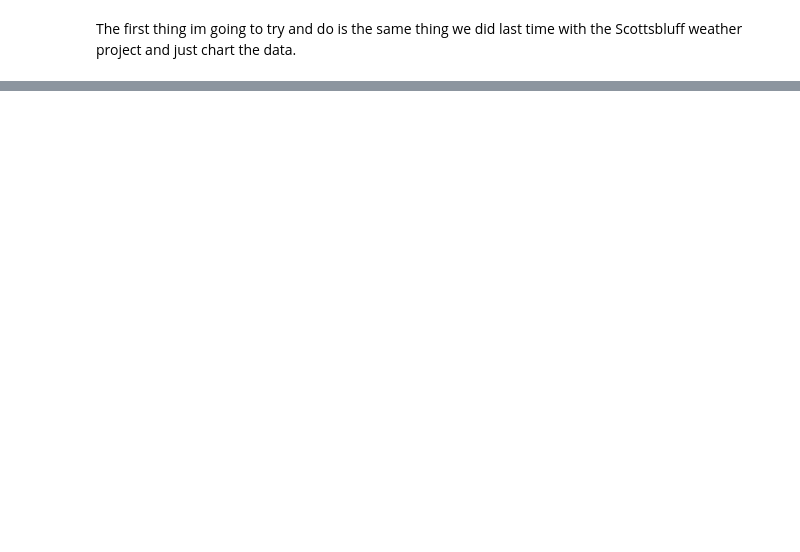
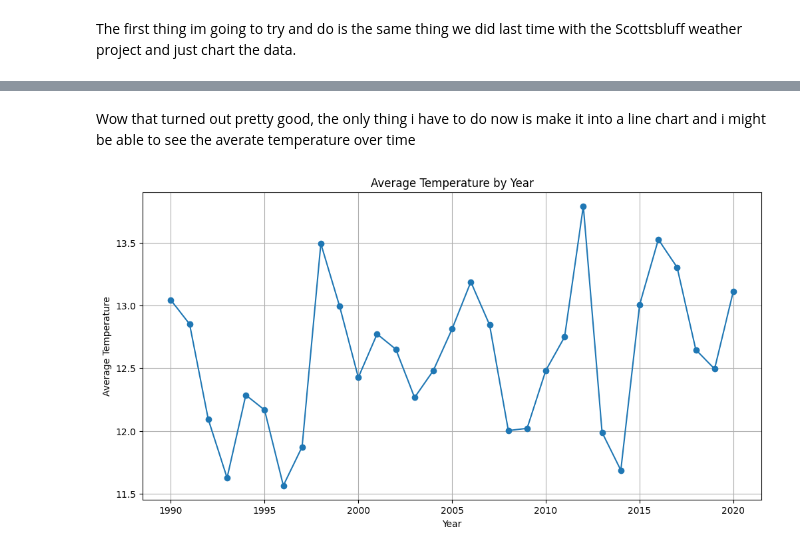
Before and after one commit to regtoga/AidansDataScienceProject, a Jupyter notebook: TheProject.ipynb, the cells around one changed output, grey strips where cells are left out. Drawn from its saved outputs; the diff is of its cells as text; code cells hidden in the pictures; blank space fills up the shorter version.

Commit message:
good enough for tonight

```diff
--- a/TheProject.ipynb
+++ b/TheProject.ipynb
@@ -69,0 +70,29 @@ plt.show()
+# %% [markdown]
+Wow that turned out pretty good, the only thing i have to do now is make it into a line chart and i might be able to see the averate temperature over time
+# %%
+#Import necessary libraries
+import pandas as pd
+import matplotlib.pyplot as plt
+
+#Read the data from the CSV file into a DataFrame
+weather = pd.read_csv("https://raw.githubusercontent.com/regtoga/AidansDataScienceProject/main/Data/MontlyTemperaturesInUSA.csv")
+
+#Convert the 'ym' column to a datetime format
+weather['ym'] = pd.to_datetime(weather['ym'], format='%Y%m')
+
+#Extract the year from the datetime column
+weather['year'] = weather['ym'].dt.year
+
+#Group the data by year and calculate the average temperature for each year
+avg_temp_yearly = weather.groupby('year')['tavg'].mean()
+
+#Plot the data
+plt.figure(figsize=(12, 6))
+plt.plot(avg_temp_yearly.index, avg_temp_yearly.values, marker='o')
+plt.xlabel('Year')
+plt.ylabel('Average Temperature')
+plt.title('Average Temperature by Year')
+plt.grid(True)
+plt.show()
+# %% [output]
+[figure, added]
```
Also changed, not shown: parts of 6 cells of this notebook.
